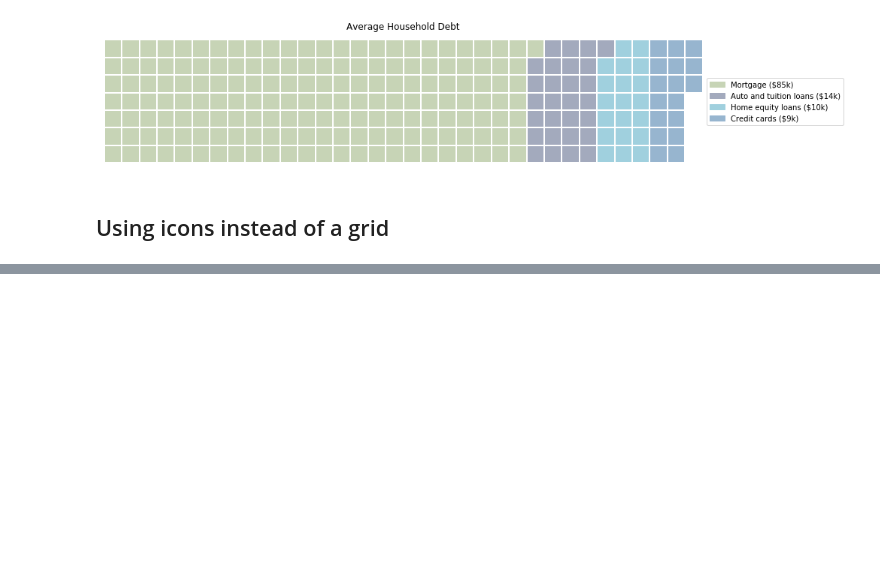
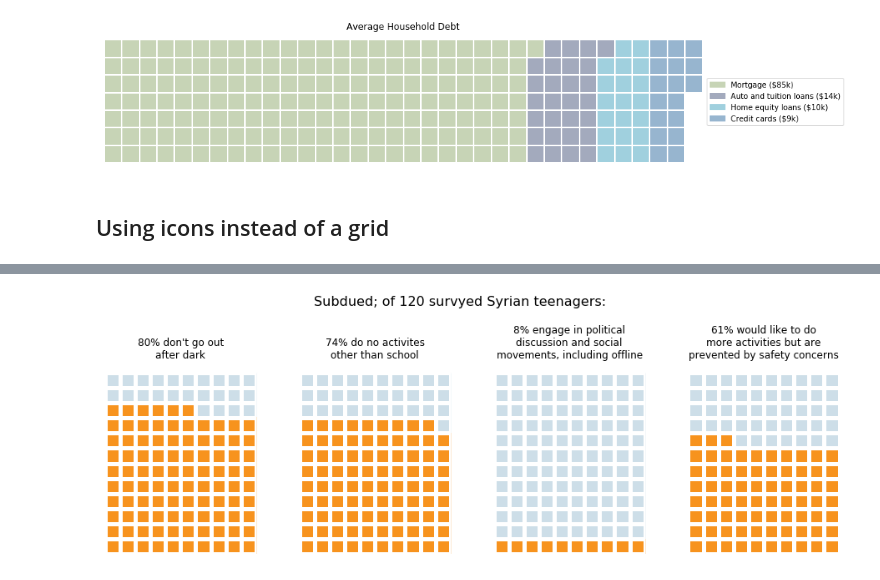
Before and after one commit to shapiromatron/wafflemaker, a Jupyter notebook: notebooks/Examples.ipynb, the cells around one changed output, grey strips where cells are left out. Cells and saved outputs as stored; diff of their text form; code cells hidden in the pictures; blank space fills up the shorter version.

```diff
--- a/notebooks/Examples.ipynb
+++ b/notebooks/Examples.ipynb
@@ -73,0 +104,23 @@ tf.close()
+# %%
+fractions = np.array([.80, .74, .08, .61])
+positives = fractions * 120
+negatives = 120 - positives
+titles = [
+    '80% don\'t go out\nafter dark',
+    '74% do no activites\nother than school',
+    '8% engage in political\ndiscussion and social\nmovements, including offline',
+    '61% would like to do\nmore activities but are\nprevented by safety concerns',
+]
+
+fig, axes = plt.subplots(1, 4, figsize=(16, 4))
+fig.suptitle("Subdued; of 120 survyed Syrian teenagers:", y=1.2, fontsize=16)
+for i, ax in enumerate(axes):
+    wafflemaker.waffle(nrows=12,
+        ncols=10,
+        values=[positives[i], negatives[i]],
+        title=titles[i],
+        hue=['#f7931e', '#cddee8'],
+        fill_direction=wafflemaker.CellFillDirection.ByRow,
+        ax=ax)
+# %% [output]
+[figure, added]
```
Also changed, not shown: parts of 10 cells of this notebook, 1 other file.
